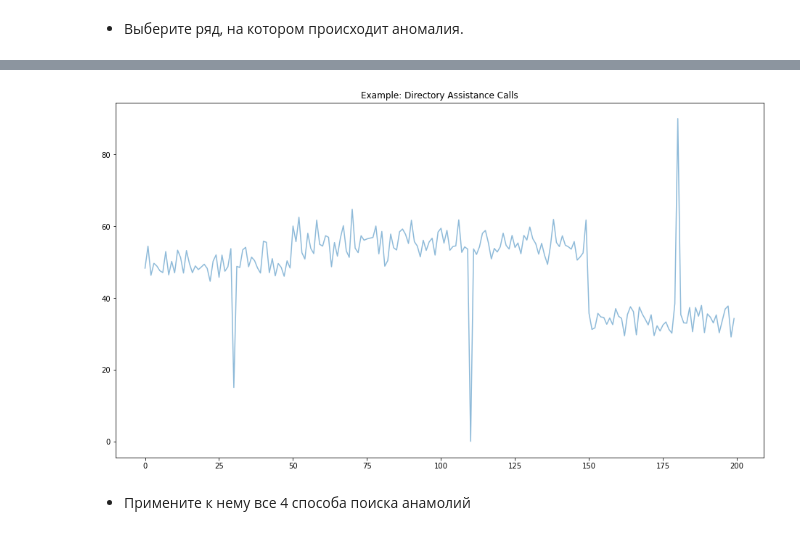
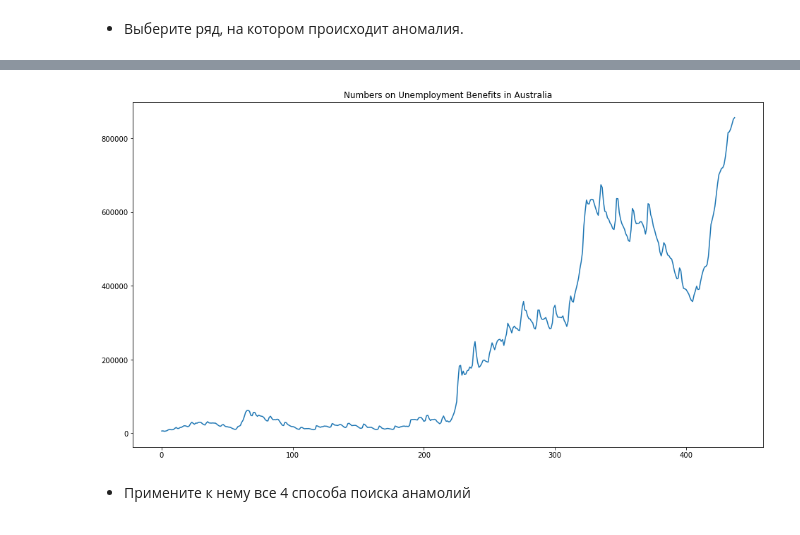
Before and after one commit to HeliosBI/AMLHW15_timeline_anomally, a Jupyter notebook: AMLHW15.ipynb, the cells around one changed output, grey strips where cells are left out. Cells and saved outputs as stored; diff of their text form; code cells hidden in the pictures.

```diff
--- a/AMLHW15.ipynb
+++ b/AMLHW15.ipynb
@@ -26,7 +24,5 @@ plt.show()
 # %%
 signal_1 = [350,339,351,364,369,331,331,340,346,341,20,398,381,367,383,375,353,361,375,371,373,366,382,429,406,403,429,425,427,409,402,409,419,404,429,463,428,449,444,467,474,463,432,453,462,456,474,514,489,475,492,525,527,533,800,522,526,513,564,599,572,587,599,601,611,620,579,582,592,581,630,663,638,631,645,682,601,595,521,521,516,496,538,575,537,534,542,538,547,540,526,548,555,545,594,643,625,616,640,625,637,634,621,641,654,649,662,699,672,704,700,711,715,718,652,664,695,704,180,772,716,712,732,755,761,748,748,750,744,731,782,810,777,816,840,868,872,811,810,762,634,626,649,697,657,549,162,177,175,162,161,165,170,172,178,186,178,178,189,205,202,185,193,200,196,204,206,227,225,217,219,236,253,213,205,210,216,218,235,241]
-plt.plot(signal, alpha = 0.5)
-plt.title('Example: Directory Assistance Calls')
-plt.show()
+# plt.plot(signal, alpha = 0.5)
+# plt.title('Example: Directory Assistance Calls')
+# plt.show()
-# %% [output]
-[figure, removed]
@@ -33,3 +32,9 @@ plt.show()
+# %%
+plt.plot(signal_2)
+plt.title('Numbers on Unemployment Benefits in Australia')
+plt.show()
+# %% [output]
+[figure, added]
 # %% [markdown]
 - Примените к нему все 4 способа поиска анамолий
 # %% [markdown]
```
Also changed, not shown: parts of 12 cells of this notebook.
